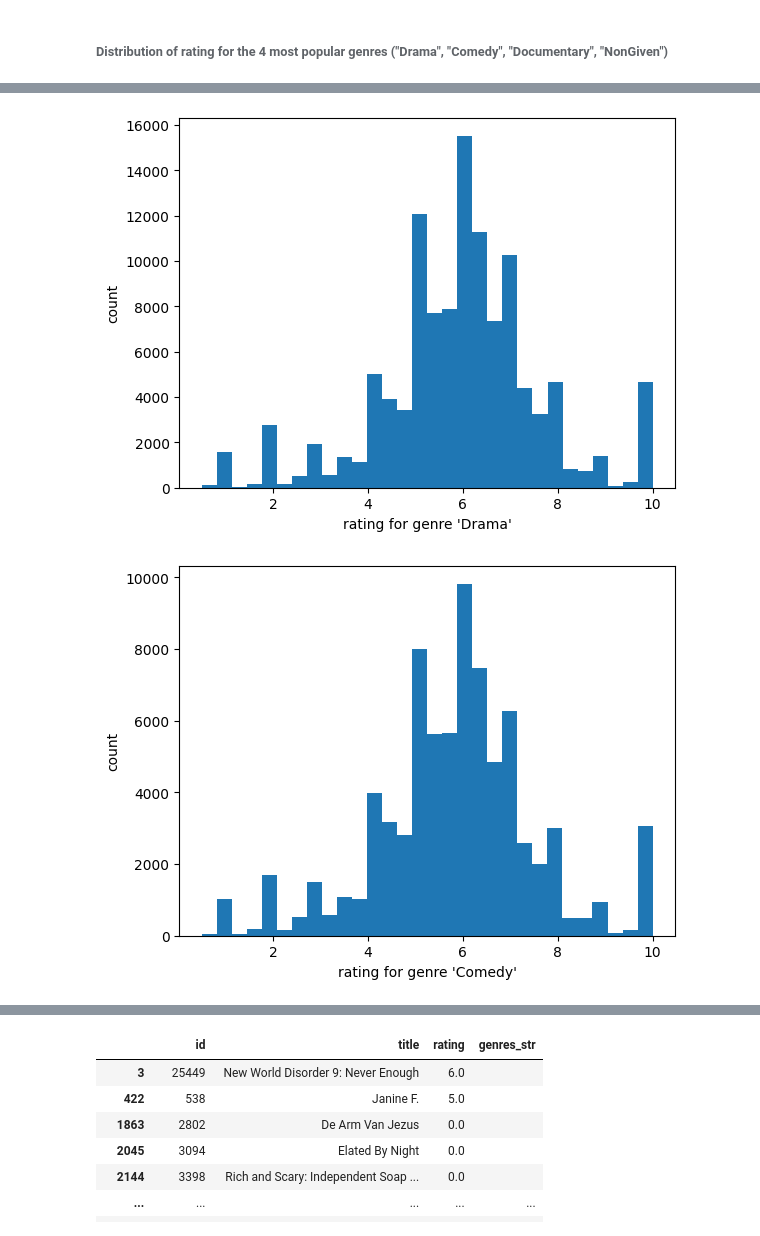
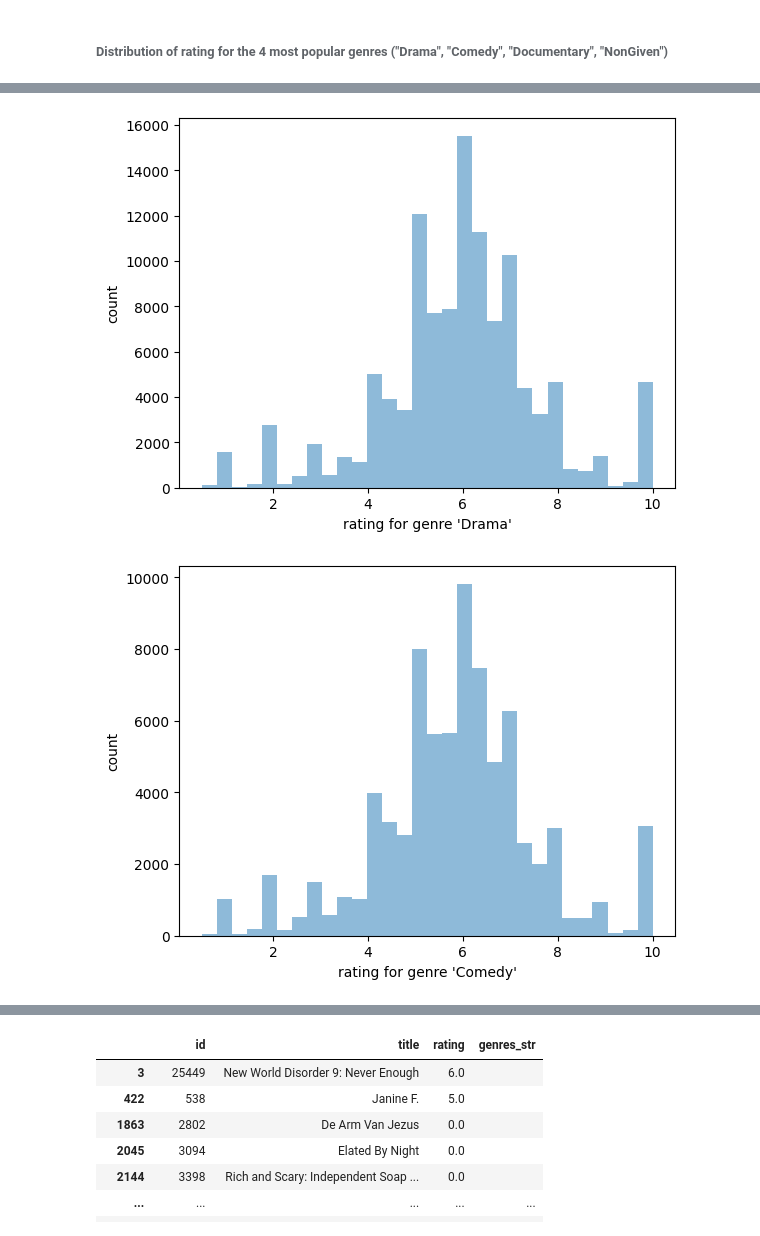
Before and after one commit to sariaslaso/movies_and_LLMs, a Jupyter notebook: predict_ratings/data_processing.ipynb, the cells around one changed output, grey strips where cells are left out. Drawn from its saved outputs; the diff is of its cells as text; code cells hidden in the pictures.

```diff
--- a/predict_ratings/data_processing.ipynb
+++ b/predict_ratings/data_processing.ipynb
@@ -4,6 +4,9 @@ import numpy as np
 import pandas as pd
 
 import matplotlib.pyplot as plt
+%matplotlib inline
+from matplotlib import rc
+plt.rc('text', usetex = True)
 
 from collections import defaultdict
 # %%
@@ -176,19 +185,19 @@ movies_df_nongiven
 # %%
-plt.hist(movies_df_drama["rating"], bins = 30)
+plt.hist(movies_df_drama["rating"], bins = 30, alpha = 0.5)
 
 plt.xlabel("rating for genre 'Drama'")
 plt.ylabel("count")
 
 plt.show()
 # %% [output]
-[figure, old version]
+[figure, new version]
 # %%
-plt.hist(movies_df_comedy["rating"], bins = 30)
+plt.hist(movies_df_comedy["rating"], bins = 30, alpha = 0.5)
 
 plt.xlabel("rating for genre 'Comedy'")
 plt.ylabel("count")
 
 plt.show()
 # %% [output]
-[figure, old version]
+[figure, new version]
 # %%
```
Also changed, not shown: parts of 5 cells of this notebook.
